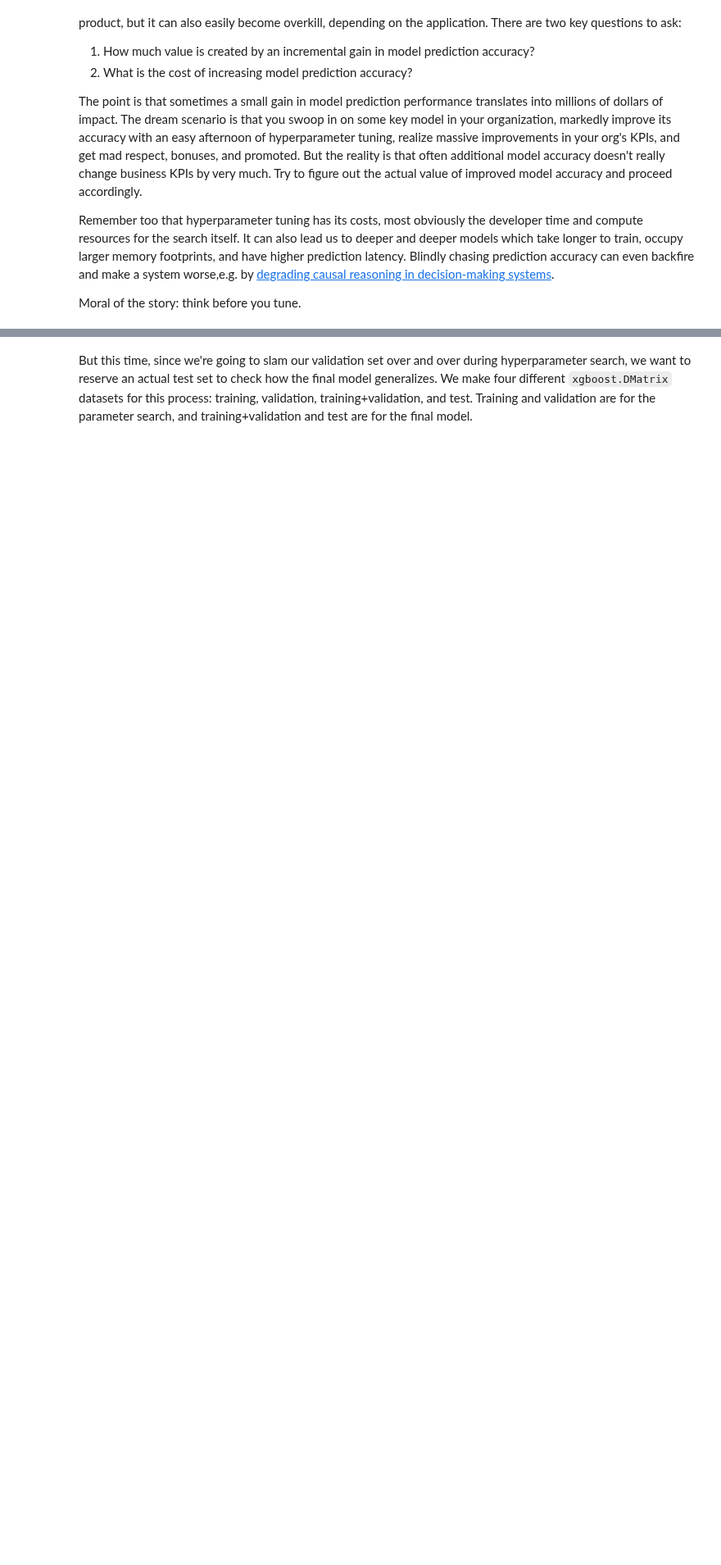
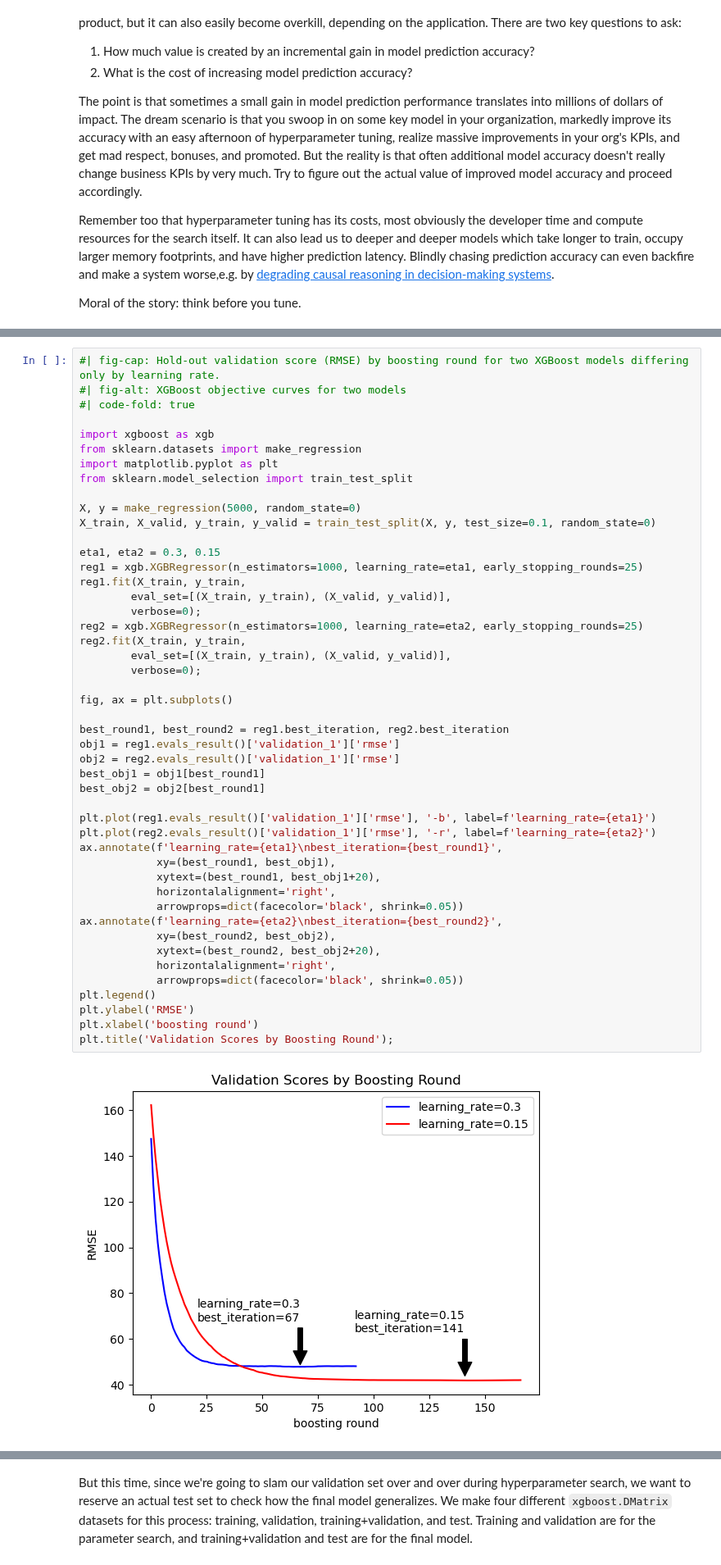
Before and after one commit to mcb00/rr-blog, a Jupyter notebook: posts/xgboost-parameter-tuning-with-optuna/index.ipynb, the cells around one changed output, grey strips where cells are left out. Shown at 82% size. Saved outputs shown, nothing was run; the diff lists cells and outputs as text; blank space fills up the shorter version.

```diff
--- a/posts/xgboost-parameter-tuning-with-optuna/index.ipynb
+++ b/posts/xgboost-parameter-tuning-with-optuna/index.ipynb
@@ -126,0 +105,49 @@ If using the second aggressive boosting step, train the final model using the op
+# %%
+#| fig-cap: Hold-out validation score (RMSE) by boosting round for two XGBoost models differing only by learning rate.
+#| fig-alt: XGBoost objective curves for two models
+#| code-fold: true
+
+import xgboost as xgb
+from sklearn.datasets import make_regression
+import matplotlib.pyplot as plt
+from sklearn.model_selection import train_test_split
+
+X, y = make_regression(5000, random_state=0)
+X_train, X_valid, y_train, y_valid = train_test_split(X, y, test_size=0.1, random_state=0)
+
+eta1, eta2 = 0.3, 0.15
+reg1 = xgb.XGBRegressor(n_estimators=1000, learning_rate=eta1, early_stopping_rounds=25)
+reg1.fit(X_train, y_train,
+        eval_set=[(X_train, y_train), (X_valid, y_valid)],
+        verbose=0);
+reg2 = xgb.XGBRegressor(n_estimators=1000, learning_rate=eta2, early_stopping_rounds=25)
+reg2.fit(X_train, y_train,
+        eval_set=[(X_train, y_train), (X_valid, y_valid)],
+        verbose=0);
+
+fig, ax = plt.subplots()
+
+best_round1, best_round2 = reg1.best_iteration, reg2.best_iteration
+obj1 = reg1.evals_result()['validation_1']['rmse']
+obj2 = reg2.evals_result()['validation_1']['rmse']
+best_obj1 = obj1[best_round1]
+best_obj2 = obj2[best_round1]
+
+plt.plot(reg1.evals_result()['validation_1']['rmse'], '-b', label=f'learning_rate={eta1}')
+plt.plot(reg2.evals_result()['validation_1']['rmse'], '-r', label=f'learning_rate={eta2}')
+ax.annotate(f'learning_rate={eta1}\nbest_iteration={best_round1}',
+            xy=(best_round1, best_obj1),
+            xytext=(best_round1, best_obj1+20),
+            horizontalalignment='right',
+            arrowprops=dict(facecolor='black', shrink=0.05))
+ax.annotate(f'learning_rate={eta2}\nbest_iteration={best_round2}',
+            xy=(best_round2, best_obj2),
+            xytext=(best_round2, best_obj2+20),
+            horizontalalignment='right',
+            arrowprops=dict(facecolor='black', shrink=0.05))
+plt.legend()
+plt.ylabel('RMSE')
+plt.xlabel('boosting round')
+plt.title('Validation Scores by Boosting Round');
+# %% [output]
+[figure, added]
```
Also changed, not shown: parts of 20 cells of this notebook.
